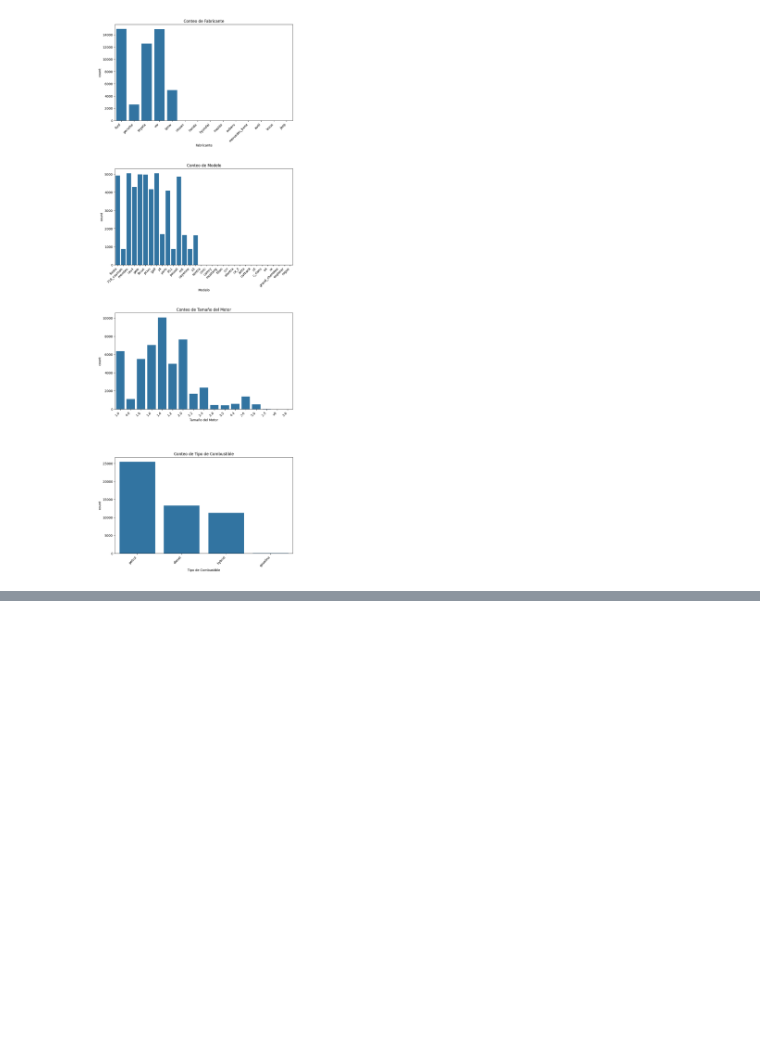
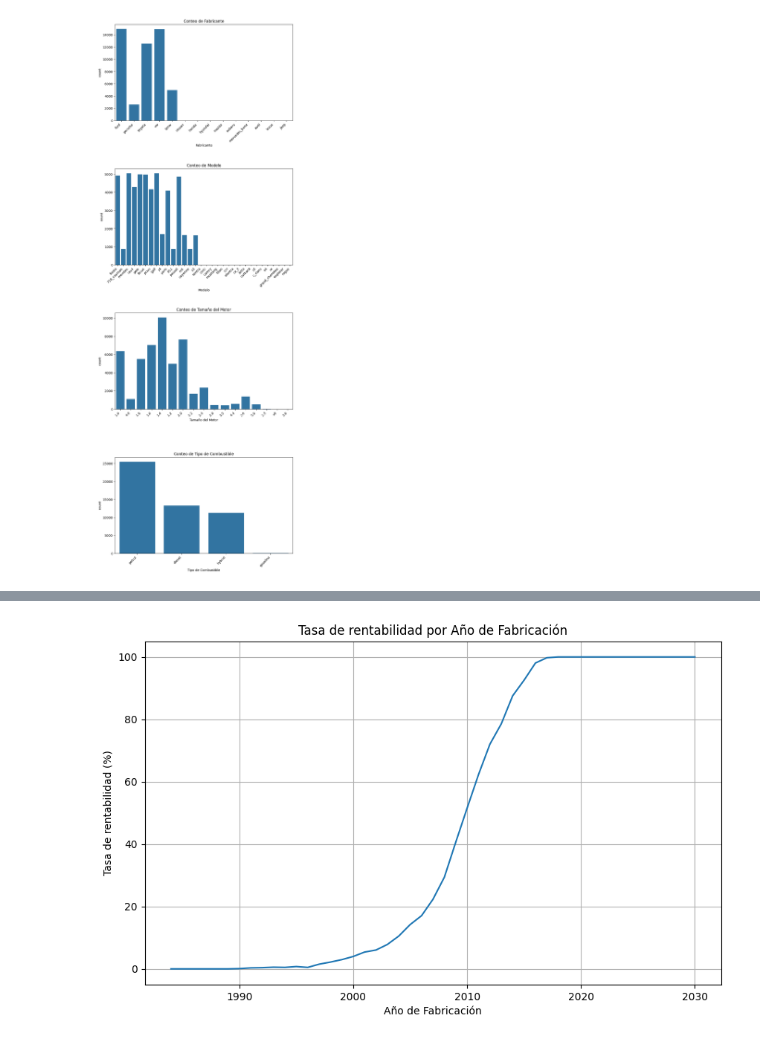
Before and after one commit to JuanSeRestrepoNieto/AnalisisDeDatos, a Jupyter notebook: notebooks/PracticaSemana3/car_sales.ipynb, the cells around one changed output, grey strips where cells are left out. Cells and saved outputs as stored; diff of their text form; code cells hidden in the pictures; blank space fills up the shorter version.

```diff
--- a/notebooks/PracticaSemana3/car_sales.ipynb
+++ b/notebooks/PracticaSemana3/car_sales.ipynb
@@ -212,0 +316,29 @@ plt.show()
+# %%
+def graficar_tasa_rentabilidad(var_predictora, var_predecir, type='line', order=None):
+  x, y = var_predictora, var_predecir
+
+  # Generar agrupaciones (groupby), calcular tasa de rentabilidad (mean),
+    # multiplicarla por 100 (mul(100))
+  grupo = data.groupby(x)[y].mean().mul(100).rename('tasa_rent').reset_index()
+
+    # Y generar gráfica
+  if type=='line': # Útil para rangos continuos
+    plt.figure(figsize=(10,6))
+    sns.lineplot(x=var_predictora, y='tasa_rent', data=grupo)
+    plt.grid()
+  elif type=='bar': # Útil si los datos están divididos en rangos o son categóricos
+    plt.figure(figsize=(14,6))
+    sns.barplot(x=var_predictora, y='tasa_rent', data=grupo, order=order)
+    plt.grid()
+  elif type=='scatter': # Útil si los datos están divididos en rangos o son categóricos
+    plt.figure(figsize=(10,6))
+    sns.scatterplot(x=var_predictora, y='tasa_rent', data=grupo)
+    plt.grid()
+  plt.title(f'Tasa de rentabilidad por {var_predictora}')
+  plt.ylabel('Tasa de rentabilidad (%)')
+  plt.xlabel(var_predictora)
+  plt.show()
+# %%
+graficar_tasa_rentabilidad('Año de Fabricación', 'modelo_rentable', type='line')
+# %% [output]
+[figure, added]
```
Also changed, not shown: parts of 13 cells of this notebook.
